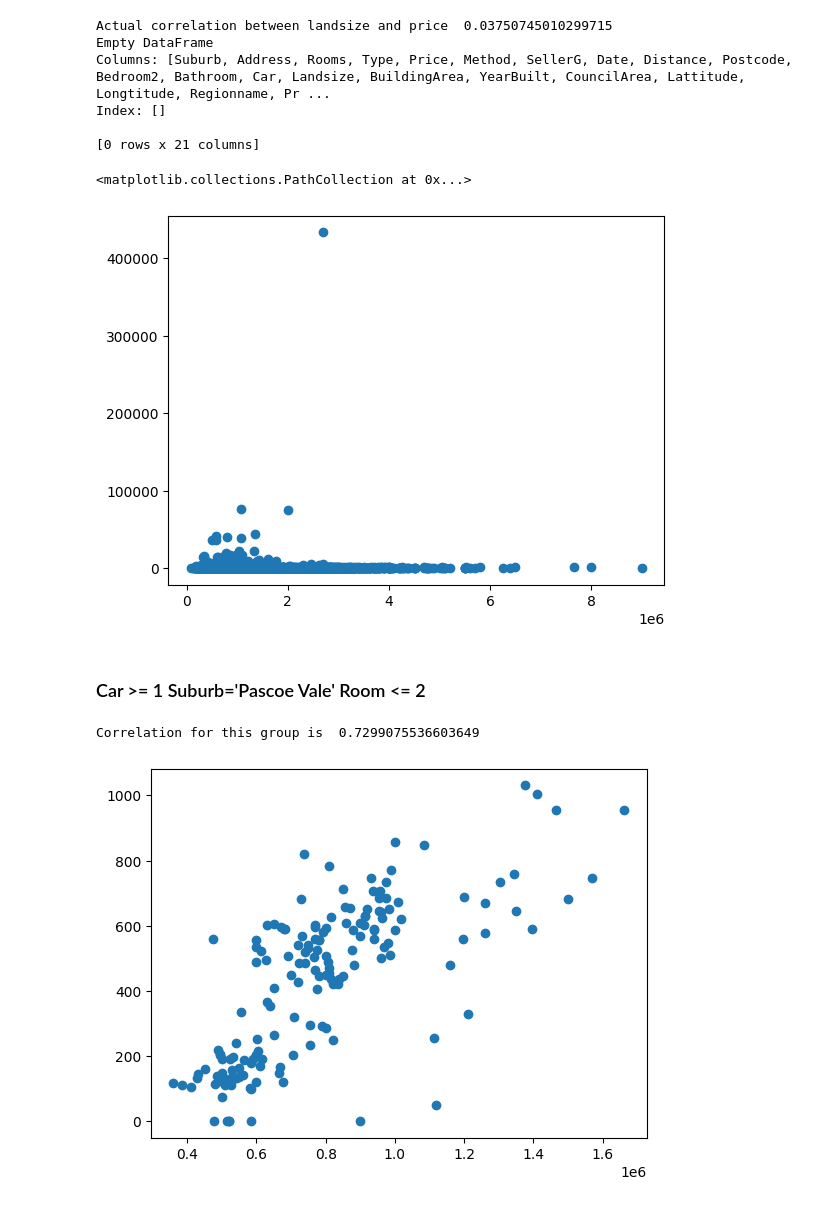
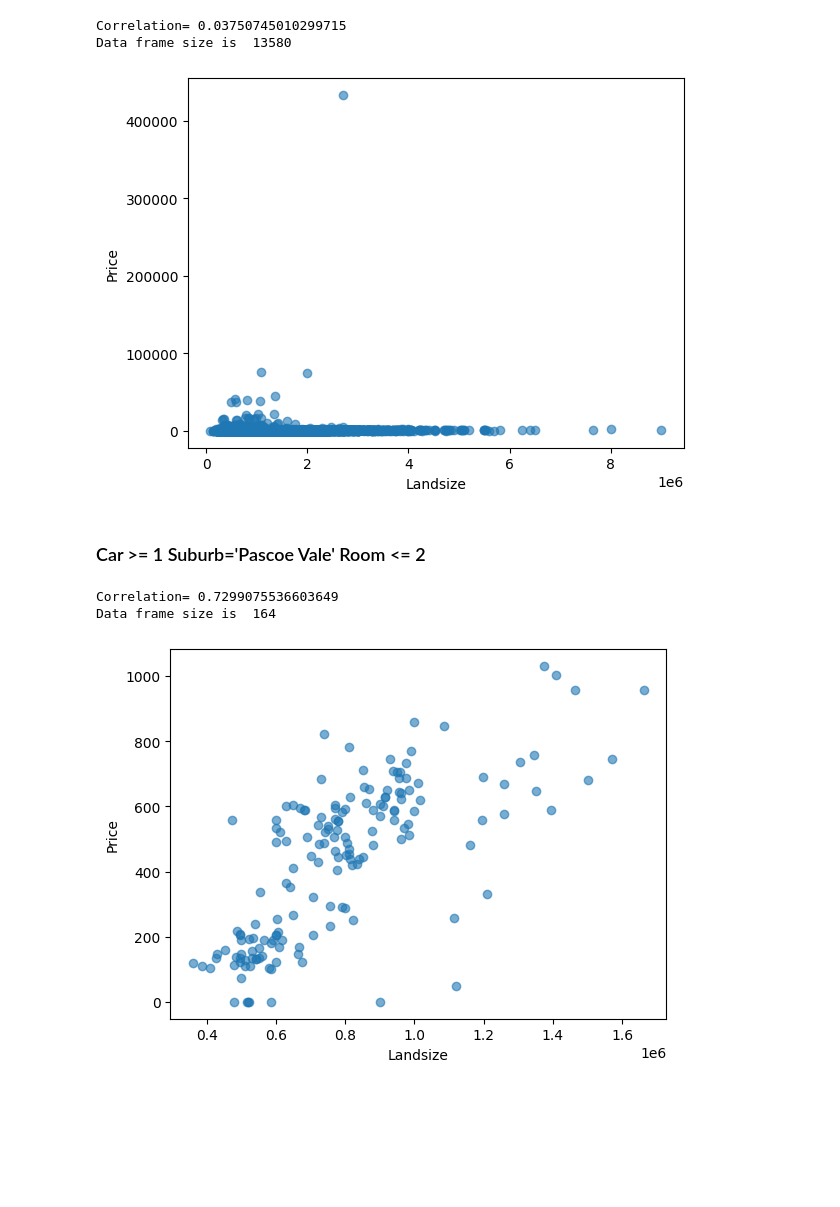
Before and after one commit to adityachandla/emmProject, a Jupyter notebook: VerifyFindings.ipynb, the cells around one changed output. Cells and saved outputs as stored; diff of their text form; code cells hidden in the pictures; blank space fills up the shorter version.

```diff
--- a/VerifyFindings.ipynb
+++ b/VerifyFindings.ipynb
@@ -2,34 +2,27 @@
 import matplotlib.pyplot as plt
 import pandas as pd
 import numpy as np
-# %%
-housing_df = pd.read_csv("./melb_data.csv")
-price_all = housing_df['Price'].to_numpy()
-landsize_all = housing_df['Landsize'].to_numpy()
-print("Actual correlation between landsize and price ", np.corrcoef(price_all, landsize_all)[0][1])
-
-print(housing_df.loc[housing_df['Car'] == np.nan])
-# %% [output]
-Actual correlation between landsize and price  0.03750745010299715
-Empty DataFrame
-Columns: [Suburb, Address, Rooms, Type, Price, Method, SellerG, Date, Distance, Postcode, Bedroom2, Bathroom, Car, Landsize, BuildingArea, YearBuilt, CouncilArea, Lattitude, Longtitude, Regionname, Pr ...
-Index: []
-
-[0 rows x 21 columns]
+# %%
+def analyze(df):
+    print("Correlation=", np.corrcoef(df['Price'], df['Landsize'])[0][1])
+    print("Data frame size is ", len(df))
+    plt.ylabel("Price")
+    plt.xlabel("Landsize")
+    plt.scatter(df['Price'], df['Landsize'], alpha=0.6)
 # %%
-plt.scatter(price_all, landsize_all)
+housing_df = pd.read_csv("./melb_data.csv")
+analyze(housing_df)
 # %% [output]
-<matplotlib.collections.PathCollection at 0x...>
+Correlation= 0.03750745010299715
+Data frame size is  13580
-[figure, old version]
+[figure, new version]
 # %% [markdown]
 ### Car >= 1 Suburb='Pascoe Vale' Room <= 2
 # %%
 condition_rows = housing_df.loc[housing_df['Car'] >= 1].loc[housing_df['Suburb'] == 'Pascoe Vale'].loc[housing_df['Rooms'] >= 2]
-condition_price = condition_rows['Price']
-condition_landsize = condition_rows['Landsize']
-plt.scatter(condition_price, condition_landsize)
-print("Correlation for this group is ", np.corrcoef(condition_price, condition_landsize)[0][1])
+analyze(condition_rows)
 # %% [output]
-Correlation for this group is  0.7299075536603649
+Correlation= 0.7299075536603649
+Data frame size is  164
-[figure, old version]
+[figure, new version]
 # %% [markdown]
```
Also changed, not shown: parts of 15 cells of this notebook, 2 other files.
